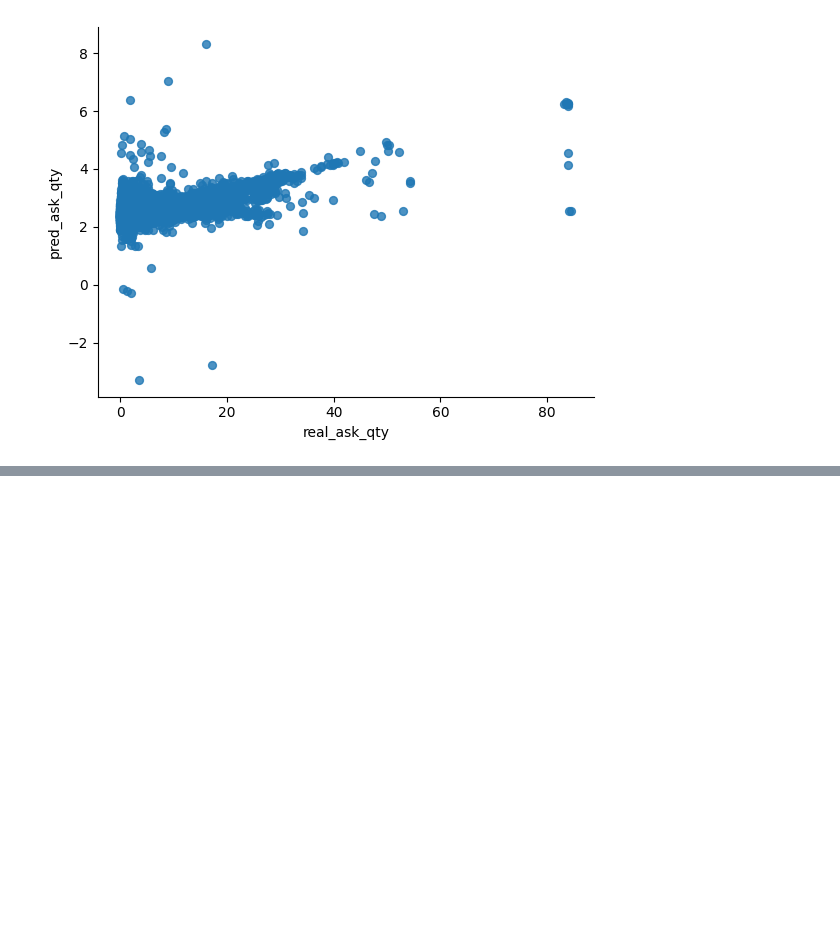
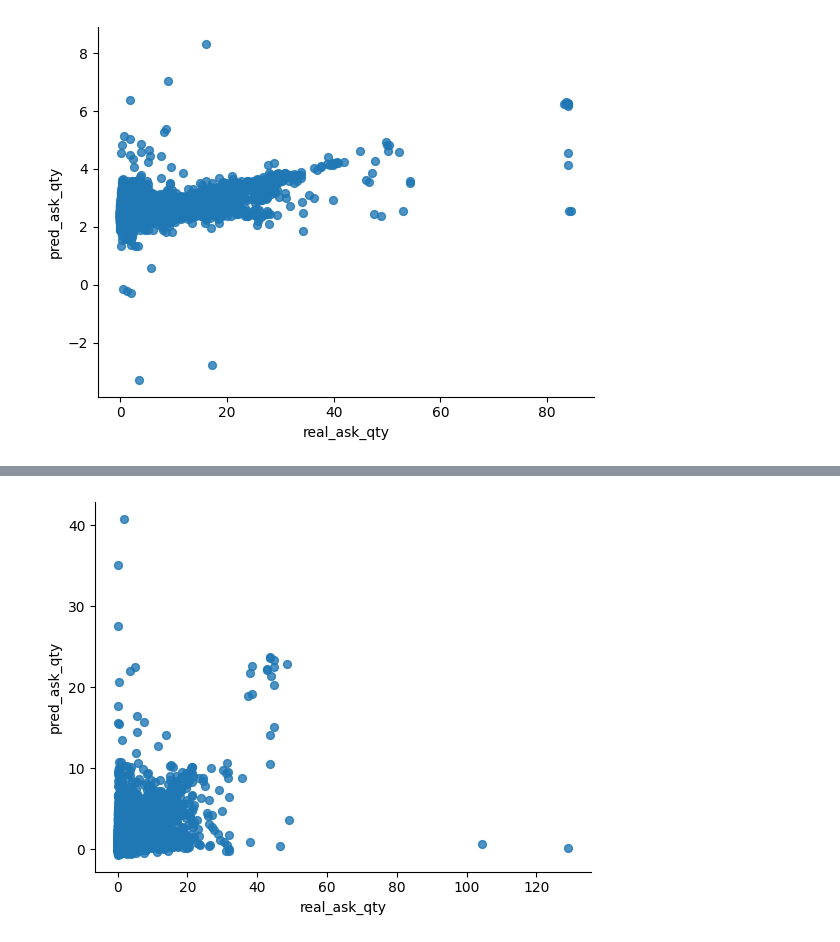
Before and after one commit to Massssssi/COMP5530M, a Jupyter notebook: RNN Model/TestingKerasModels.ipynb, the cells around one changed output, grey strips where cells are left out. Saved outputs shown, nothing was run; the diff lists cells and outputs as text; code cells hidden in the pictures; blank space fills up the shorter version.

```diff
--- a/RNN Model/TestingKerasModels.ipynb
+++ b/RNN Model/TestingKerasModels.ipynb
@@ -1227,0 +1502,14 @@ model.save('/content/drive/MyDrive/multi_input_rnn_model_2.keras')
+# %%
+from numpy import array
+from sklearn.metrics import mean_squared_error
+
+mean_squared_errors = []
+
+for item in arr:
+  real = item[0]
+  prediction = item[1][0]
+  mse = mean_squared_error(real, prediction)
+  mean_squared_errors.append(mse)
+
+average_mse = np.mean(mean_squared_errors)
+print("Average mean squared error: ", f'{average_mse:.20f}')
@@ -1227,0 +1588,8 @@ model.save('/content/drive/MyDrive/multi_input_rnn_model_2.keras')
+# %%
+# Real Ask Quantity vs Predicted Ask Quantity
+from matplotlib import pyplot as plt
+
+log_results.plot(kind='scatter', x='real_ask_qty', y='pred_ask_qty', s=32, alpha=.8)
+plt.gca().spines[['top', 'right',]].set_visible(False)
+# %% [output]
+[figure, added]
```
Also changed, not shown: parts of 17 cells of this notebook.
